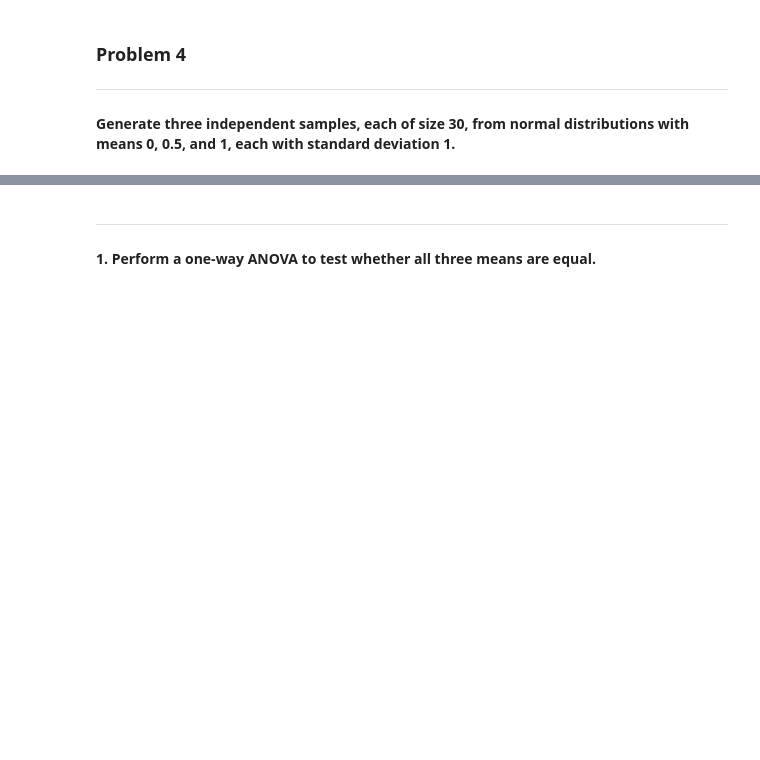
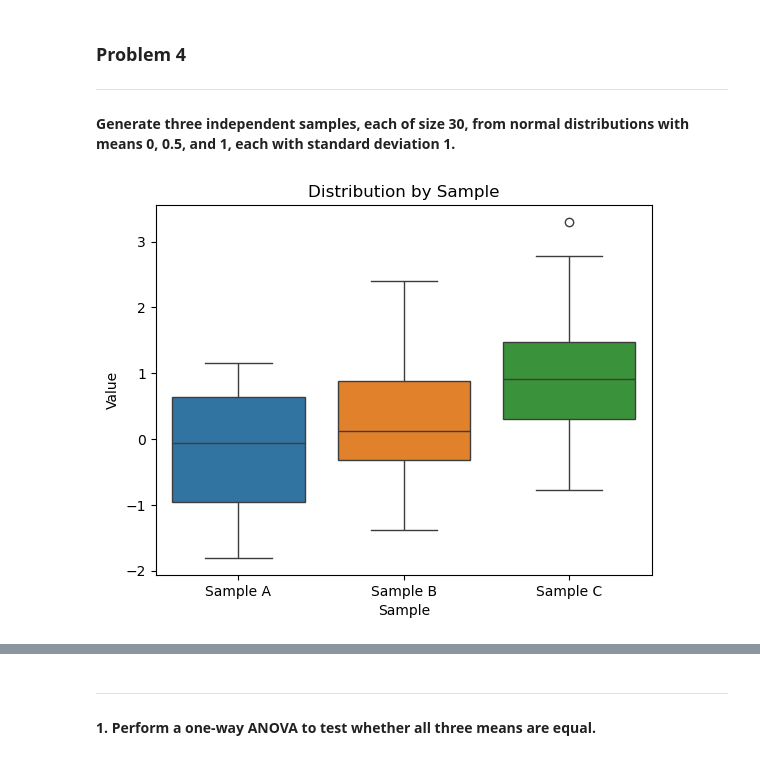
Before and after one commit to a-o-connor/applied_statistics_assessment, a Jupyter notebook: problems.ipynb, the cells around one changed output, grey strips where cells are left out. Saved outputs shown, nothing was run; the diff lists cells and outputs as text; code cells hidden in the pictures; blank space fills up the shorter version.

```diff
--- a/problems.ipynb
+++ b/problems.ipynb
@@ -473,3 +473,13 @@ rng = np.random.default_rng(seed=1412)
 sample_a = rng.normal(loc=0, scale=1, size=30)
 sample_b = rng.normal(loc=0.5, scale=1, size=30)
 sample_c = rng.normal(loc=1, scale=1, size=30)
+# %%
+fig, ax = plt.subplots()
+ax = sns.boxplot(data=[sample_a, sample_b, sample_c])
+ax.set_xticks(range(3))
+ax.set_xticklabels(['Sample A', 'Sample B', 'Sample C'])
+ax.set_xlabel('Sample')
+ax.set_ylabel('Value')
+ax.set_title('Distribution by Sample');
+# %% [output]
+[figure, added]
```
Also changed, not shown: parts of 6 cells of this notebook, 1 other file.
